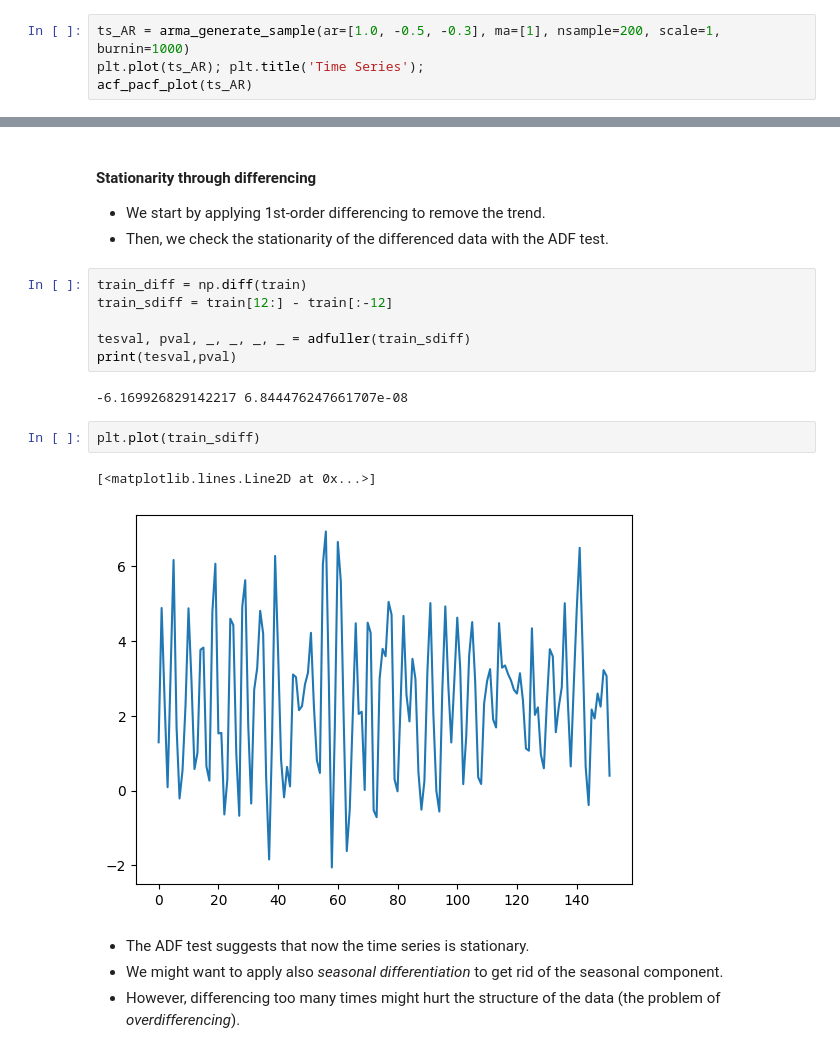
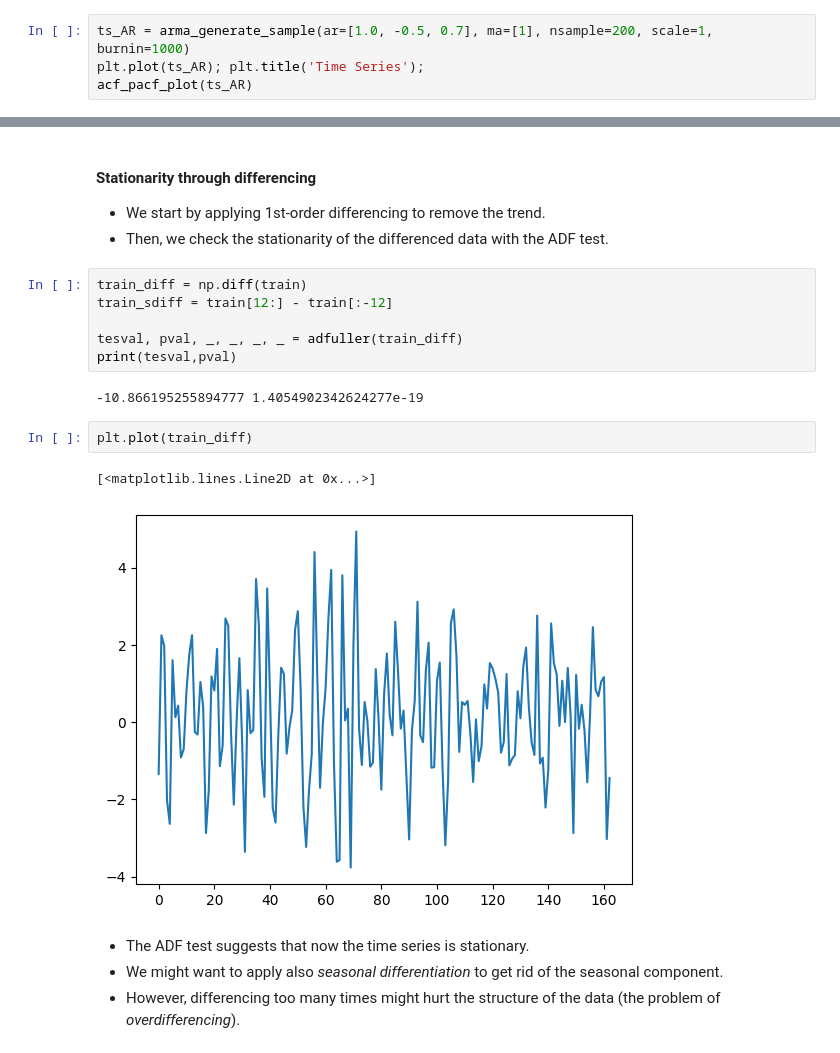
Before and after one commit to nsydn/ise043_tsaf, a Jupyter notebook: ise043_tsaf_2526f_4_ar_ma.ipynb, the cells around one changed output, grey strips where cells are left out. Cells and saved outputs as stored; diff of their text form.

```diff
--- a/ise043_tsaf_2526f_4_ar_ma.ipynb
+++ b/ise043_tsaf_2526f_4_ar_ma.ipynb
@@ -201,7 +204,7 @@ $$X_t = c + \phi_1 X_{t-1} + \phi_2 X_{t-2} + \epsilon_t$$
 $$ X_t = 0.5 X_{t-1} - 0.7 X_{t-2} + \epsilon_t $$
 $$ X_t - 0.5 X_{t-1} + 0.7 X_{t-2} = \epsilon_t $$
 # %%
-ts_AR = arma_generate_sample(ar=[1.0, -0.5, -0.3], ma=[1], nsample=200, scale=1, burnin=1000)
+ts_AR = arma_generate_sample(ar=[1.0, -0.5, 0.7], ma=[1], nsample=200, scale=1, burnin=1000)
 plt.plot(ts_AR); plt.title('Time Series');
 acf_pacf_plot(ts_AR)
 # %% [output]
@@ -307,15 +310,15 @@ print(tesval,pval)
 train_diff = np.diff(train)
 train_sdiff = train[12:] - train[:-12]
 
-tesval, pval, _, _, _, _ = adfuller(train_sdiff)
+tesval, pval, _, _, _, _ = adfuller(train_diff)
 print(tesval,pval)
 # %% [output]
--6.169926829142217 6.844476247661707e-08
+-10.866195255894777 1.4054902342624277e-19
 # %%
-plt.plot(train_sdiff)
+plt.plot(train_diff)
 # %% [output]
 [<matplotlib.lines.Line2D at 0x...>]
-[figure, old version]
+[figure, new version]
 # %% [markdown]
 - The ADF test suggests that now the time series is stationary.
 - We might want to apply also *seasonal differentiation* to get rid of the seasonal component.
```
Also changed, not shown: parts of 37 cells of this notebook.
